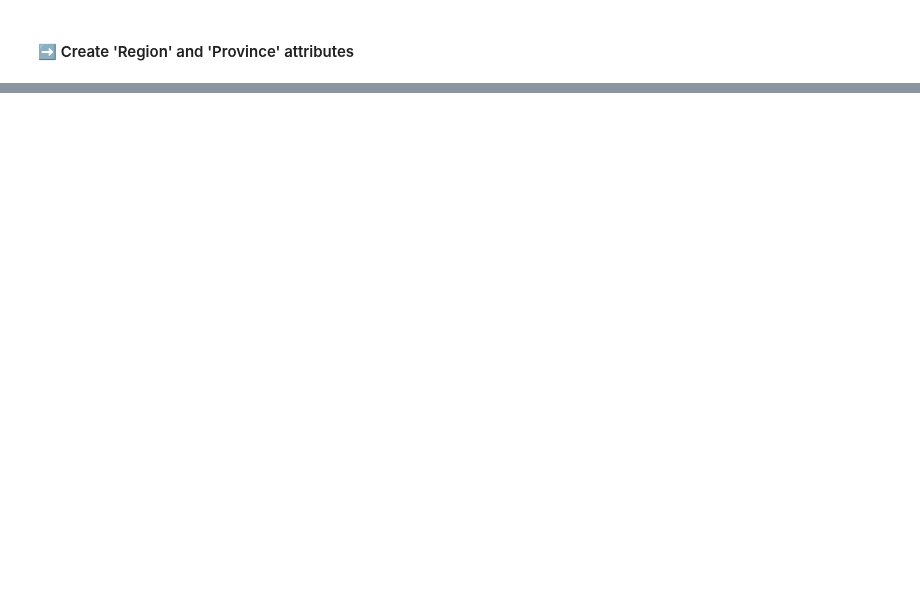
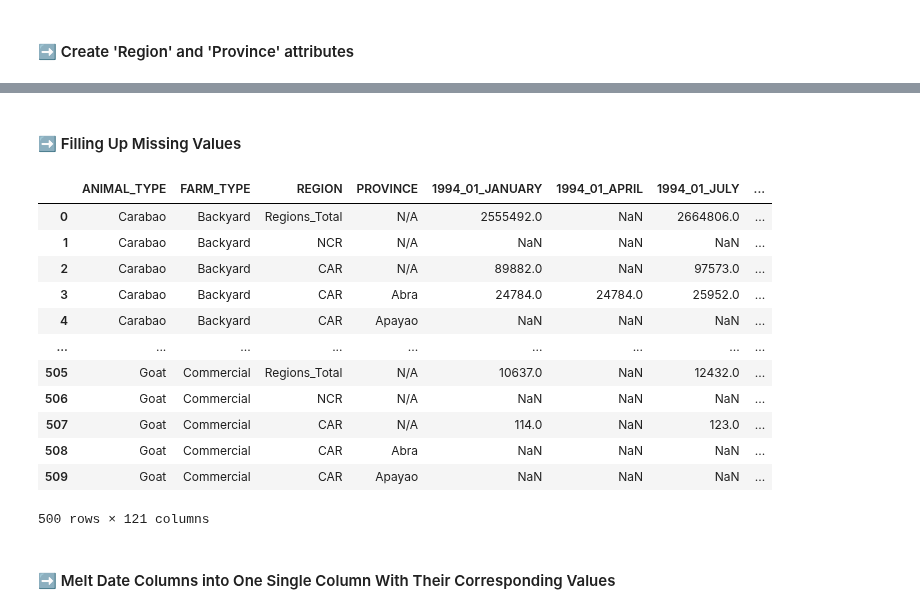
Before and after one commit to alpacaShiro/Livestock_Lifelines, a Jupyter notebook: project_grp2.ipynb, the cells around one changed output, grey strips where cells are left out. Drawn from its saved outputs; the diff is of its cells as text; code cells hidden in the pictures; blank space fills up the shorter version.

Commit message:
Forward Filling + Fixing Names
1. Standardized Region Names
2. Fixed Province Names
3. Melted the Date Columns into 'Quarter'
4. Did Forward Filling for Null Values.

```diff
--- a/project_grp2.ipynb
+++ b/project_grp2.ipynb
@@ -257,0 +318,29 @@ df_livestock = df_livestock[list(df_livestock.columns[:2]) + ['Region', 'Provinc
+# %%
+# Replacing the names of each Region
+region_newName = {
+    'PHILIPPINES': 'Regions_Total',
+    'National Capital Region (NCR)': 'NCR',
+    'Cordillera Administrative Region (CAR)': 'CAR',
+    'Region I (Ilocos Region)': 'Region_I',
+    'Region II (Cagayan Valley)': 'Region_II',
+    'Region III (Central Luzon)': 'Region_III',
+    'Region IVA (CALABARZON)': 'Region_IV',
+    'MIMAROPA Region': 'MIMAROPA',
+    'Region V (Bicol Region)': 'Region_V',
+    'Region VI (Western Visayas)': 'Region_VI',
+    'Region VII (Central Visayas)': 'Region_VII',
+    'Region VIII (Eastern Visayas)': 'Region_VIII',
+    'Region IX (Zamboanga Peninsula)': 'Region_IX',
+    'Region X (Northern Mindanao)': 'Region_X',
+    'Region XI (Davao Region)': 'Region_XI',
+    'Region XII (SOCCSKSARGEN)': 'Region_XII',
+    'Region XIII (Caraga)': 'Region_XIII',
+    'Bangsamoro Autonomous Region in Muslim Mindanao (BARMM)': 'BARMM'
+}
+
+# Replacing the Region names with the new names
+df_livestock['REGION'] = df_livestock['REGION'].replace(region_newName)
+
+# Since Metro Manila (NCR) does not have any Provinces under it, N/A is replaced as a value from NULL.
+# Since Regions already have
+df_livestock['PROVINCE'] = df_livestock['PROVINCE'].fillna('N/A')
@@ -257,0 +375,32 @@ df_livestock = df_livestock[list(df_livestock.columns[:2]) + ['Region', 'Provinc
+# %% [markdown]
+#### ➡️ Filling Up Missing Values
+# %%
+# Since most of values under Quarters, that were visible, were not that far from each other in terms of the number of livestock -
+# - compared to other Quarters, Forward-Filling was utilized.
+
+# Getting the date columns
+quarter_columns = df_livestock.columns[4:]
+
+# Filter out rows where PROVINCE is 'N/A' to not include in Forward Filling
+mask = ~((df_livestock['PROVINCE'] == 'N/A') & (df_livestock['REGION'] != 'NCR'))
+
+# Apply forward fill row-wise for the filtered rows and date columns.
+df_livestock.loc[mask, quarter_columns] = df_livestock.loc[mask, quarter_columns].ffill(axis=1)
+# %%
+df_livestock.head(500)
+# %% [output]
+|  | ANIMAL_TYPE | FARM_TYPE | REGION | PROVINCE | 1994_01_JANUARY | 1994_01_APRIL | 1994_01_JULY | ... |
+| 0 | Carabao | Backyard | Regions_Total | N/A | 2555492.0 | NaN | 2664806.0 | ... |
+| 1 | Carabao | Backyard | NCR | N/A | NaN | NaN | NaN | ... |
+| 2 | Carabao | Backyard | CAR | N/A | 89882.0 | NaN | 97573.0 | ... |
+| 3 | Carabao | Backyard | CAR | Abra | 24784.0 | 24784.0 | 25952.0 | ... |
+| 4 | Carabao | Backyard | CAR | Apayao | NaN | NaN | NaN | ... |
+| ... | ... | ... | ... | ... | ... | ... | ... | ... |
+| 505 | Goat | Commercial | Regions_Total | N/A | 10637.0 | NaN | 12432.0 | ... |
+| 506 | Goat | Commercial | NCR | N/A | NaN | NaN | NaN | ... |
+| 507 | Goat | Commercial | CAR | N/A | 114.0 | NaN | 123.0 | ... |
+| 508 | Goat | Commercial | CAR | Abra | NaN | NaN | NaN | ... |
+| 509 | Goat | Commercial | CAR | Apayao | NaN | NaN | NaN | ... |
+500 rows × 121 columns
+# %% [markdown]
+#### ➡️ Melt Date Columns into One Single Column With Their Corresponding Values
```
Also changed, not shown: parts of 16 cells of this notebook.
